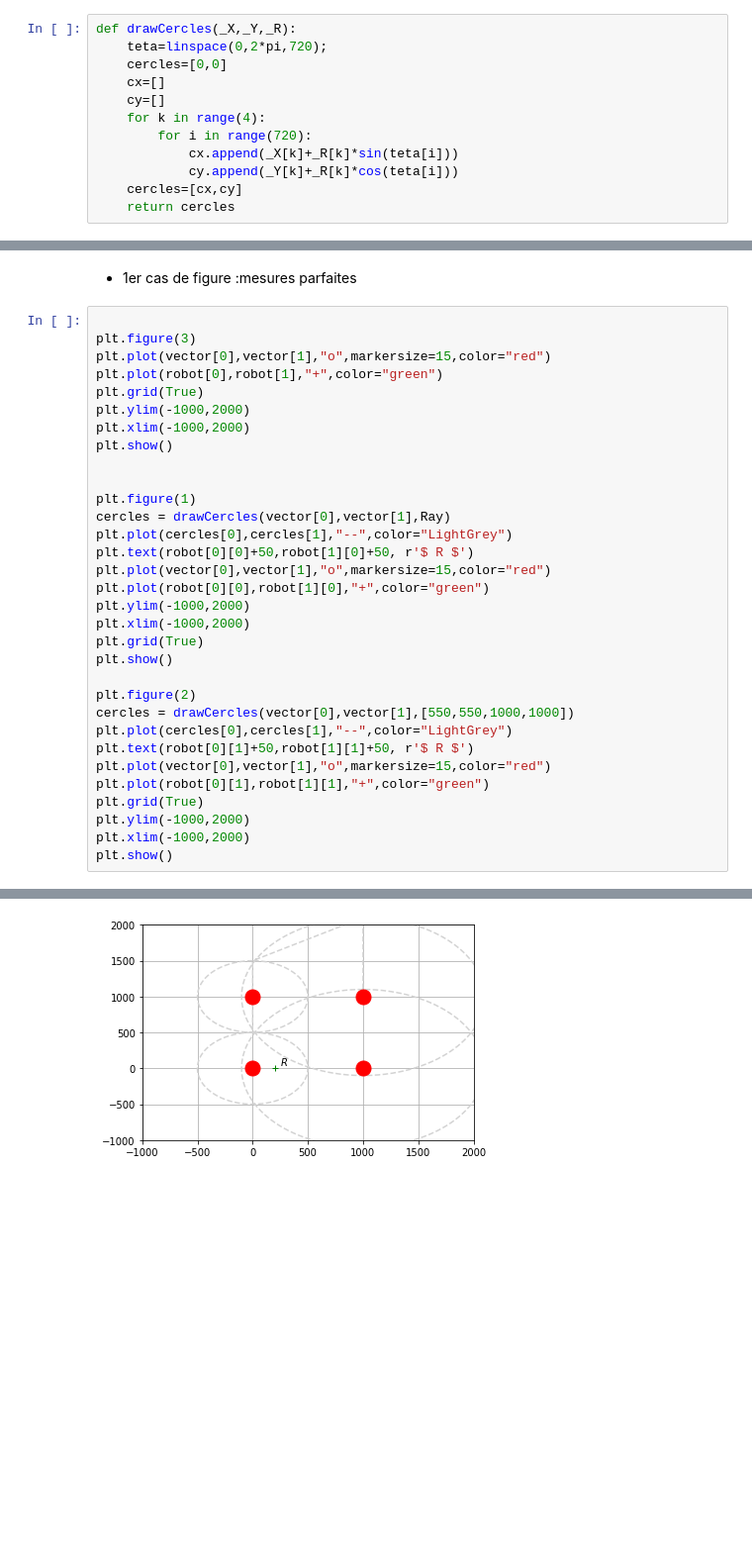
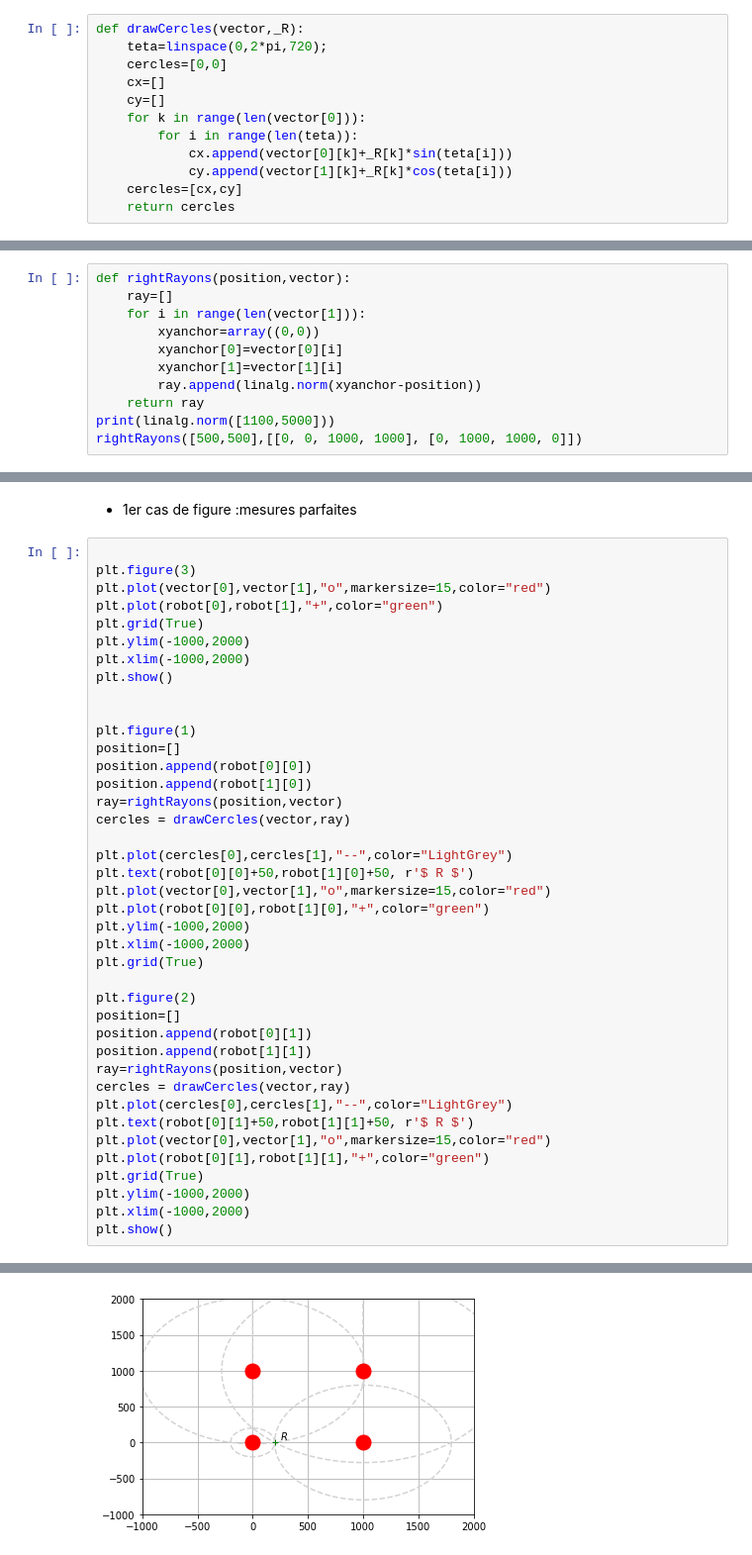
Before and after one commit to SamiEzz/TWIRTEE-IRT, a Jupyter notebook: trilaterationSimulation.ipynb, the cells around one changed output, grey strips where cells are left out. Shown at 99% size. Drawn from its saved outputs; the diff is of its cells as text; blank space fills up the shorter version.

Commit message:
rightRayons

```diff
--- a/trilaterationSimulation.ipynb
+++ b/trilaterationSimulation.ipynb
@@ -33,15 +33,15 @@ def anchorsPosition(delta):
 	_position=[_Xaux,_Yaux]
 	return _position;
 # %%
-def drawCercles(_X,_Y,_R):
+def drawCercles(vector,_R):
 	teta=linspace(0,2*pi,720);
 	cercles=[0,0]
 	cx=[]
 	cy=[]
-	for k in range(4):
-		for i in range(720):
-			cx.append(_X[k]+_R[k]*sin(teta[i]))
-			cy.append(_Y[k]+_R[k]*cos(teta[i]))
+	for k in range(len(vector[0])):
+		for i in range(len(teta)):
+			cx.append(vector[0][k]+_R[k]*sin(teta[i]))
+			cy.append(vector[1][k]+_R[k]*cos(teta[i]))
 	cercles=[cx,cy]
 	return cercles
 # %%
@@ -53,3 +53,14 @@ def robotMove():
 	robot.append(x)
 	robot.append(y)
 	return robot
+# %%
+def rightRayons(position,vector):
+    ray=[]
+    for i in range(len(vector[1])):
+        xyanchor=array((0,0))
+        xyanchor[0]=vector[0][i]
+        xyanchor[1]=vector[1][i]
+        ray.append(linalg.norm(xyanchor-position))
+    return ray
+print(linalg.norm([1100,5000]))
+rightRayons([500,500],[[0, 0, 1000, 1000], [0, 1000, 1000, 0]])
@@ -86,34 +101,42 @@ computeXY(Ray,vector)
 
 plt.figure(3)
 plt.plot(vector[0],vector[1],"o",markersize=15,color="red")
 plt.plot(robot[0],robot[1],"+",color="green")
 plt.grid(True)
 plt.ylim(-1000,2000)
 plt.xlim(-1000,2000)
 plt.show()
 
 
 plt.figure(1)
-cercles = drawCercles(vector[0],vector[1],Ray)
+position=[]
+position.append(robot[0][0])
+position.append(robot[1][0])
+ray=rightRayons(position,vector)
+cercles = drawCercles(vector,ray)
+
 plt.plot(cercles[0],cercles[1],"--",color="LightGrey")
 plt.text(robot[0][0]+50,robot[1][0]+50, r'$ R $')
 plt.plot(vector[0],vector[1],"o",markersize=15,color="red")
 plt.plot(robot[0][0],robot[1][0],"+",color="green")
 plt.ylim(-1000,2000)
 plt.xlim(-1000,2000)
 plt.grid(True)
-plt.show()
 
 plt.figure(2)
-cercles = drawCercles(vector[0],vector[1],[550,550,1000,1000])
+position=[]
+position.append(robot[0][1])
+position.append(robot[1][1])
+ray=rightRayons(position,vector)
+cercles = drawCercles(vector,ray)
 plt.plot(cercles[0],cercles[1],"--",color="LightGrey")
 plt.text(robot[0][1]+50,robot[1][1]+50, r'$ R $')
 plt.plot(vector[0],vector[1],"o",markersize=15,color="red")
 plt.plot(robot[0][1],robot[1][1],"+",color="green")
 plt.grid(True)
 plt.ylim(-1000,2000)
 plt.xlim(-1000,2000)
 plt.show()
 # %% [output]
 [figure]
-[figure, old version]
+[figure, new version]
```
Also changed, not shown: parts of 5 cells of this notebook.
